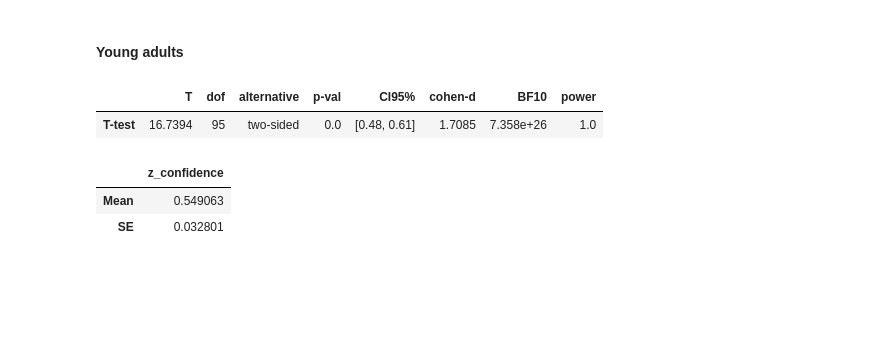
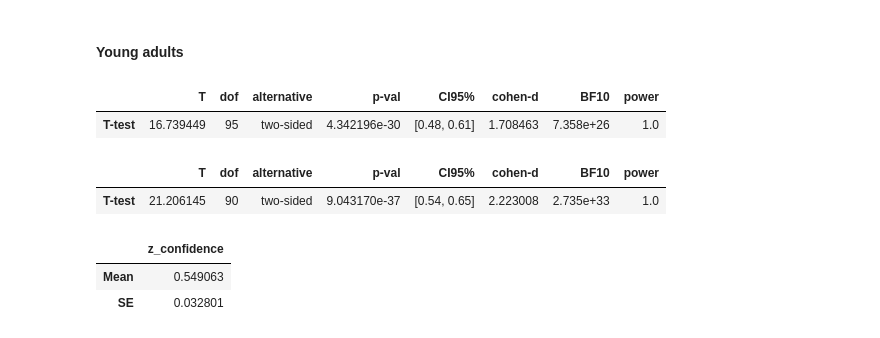
Before and after one commit to KasiaMojescik/ageing_vividness_confidence, a Jupyter notebook: main_analyses.ipynb, the cells around one changed output. Cells and saved outputs as stored; diff of their text form; code cells hidden in the pictures; blank space fills up the shorter version.

```diff
--- a/main_analyses.ipynb
+++ b/main_analyses.ipynb
@@ -750,15 +826,22 @@ pd.DataFrame(cor_params_conf_older.agg(Mean=('z_confidence', 'mean'),
 # %%
 # run correlation, fetching r per subject and feature:
 cor_params_conf_young = ratings_correlations(younger_part_df, ['total'], "confidence")
 
 # fisher z transform before stats
 cor_params_conf_young["z_confidence"] = np.arctanh(cor_params_conf_young.total.astype('float'))
 
 # one-sample t-test
-pg.ttest(cor_params_conf_young.z_confidence, 0).round(4)
+pg.ttest(cor_params_conf_young.z_confidence, 0)
 # %% [output]
 |  | T | dof | alternative | p-val | CI95% | cohen-d | BF10 | power |
-| T-test | 16.7394 | 95 | two-sided | 0.0 | [0.48, 0.61] | 1.7085 | 7.358e+26 | 1.0 |
+| T-test | 16.739449 | 95 | two-sided | 4.342196e-30 | [0.48, 0.61] | 1.708463 | 7.358e+26 | 1.0 |
+# %%
+# sanity check to verify that excluding outliers do not change the result
+outlier_young = cor_params_conf_young.loc[~pg.madmedianrule(cor_params_conf_young['z_confidence'])]
+pg.ttest(outlier_young.z_confidence, 0)
+# %% [output]
+|  | T | dof | alternative | p-val | CI95% | cohen-d | BF10 | power |
+| T-test | 21.206145 | 90 | two-sided | 9.043170e-37 | [0.54, 0.65] | 2.223008 | 2.735e+33 | 1.0 |
 # %%
 # group average young
 pd.DataFrame(cor_params_conf_young.agg(Mean=('z_confidence', 'mean'),
```
Also changed, not shown: parts of 34 cells of this notebook.
